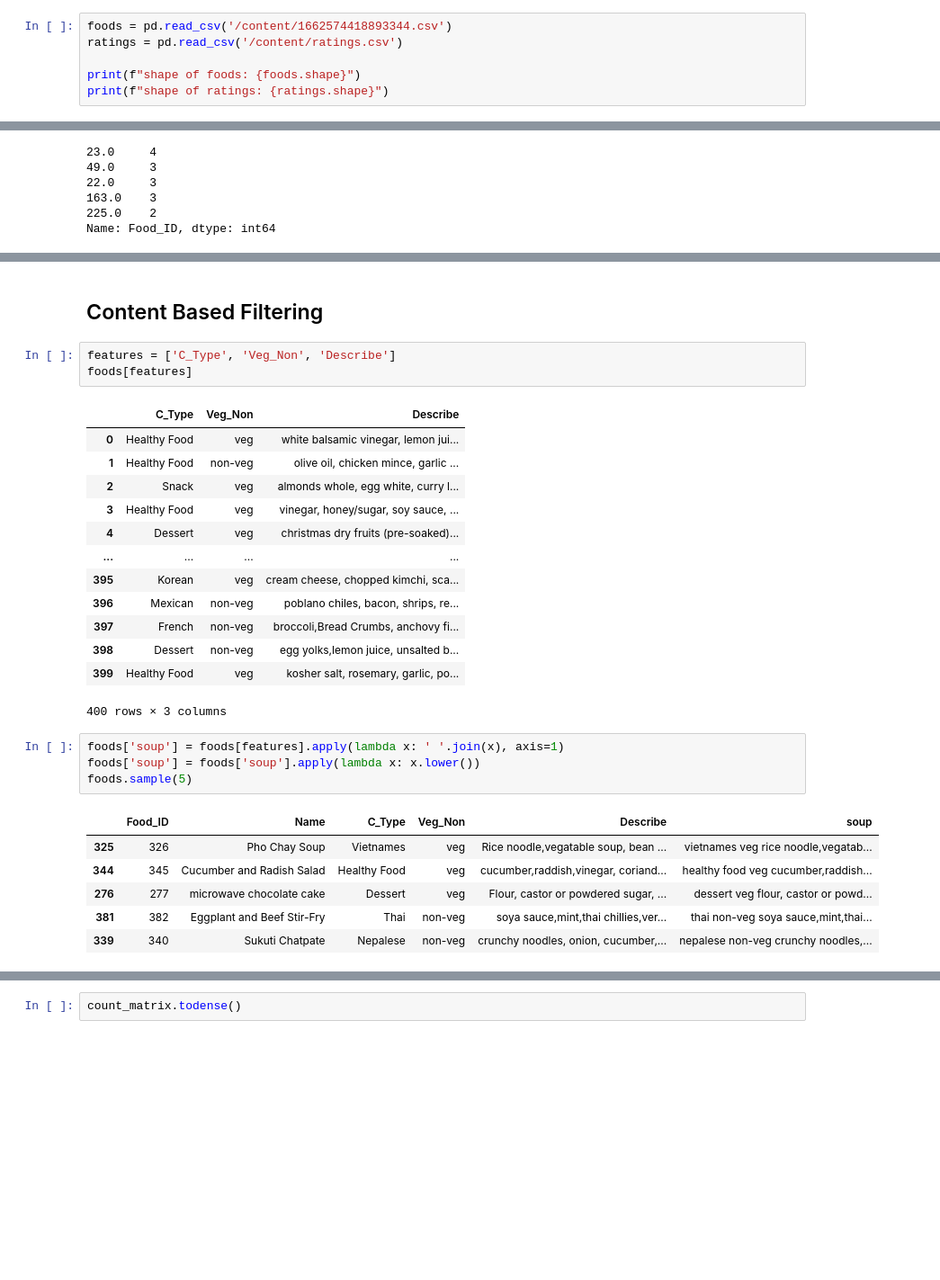
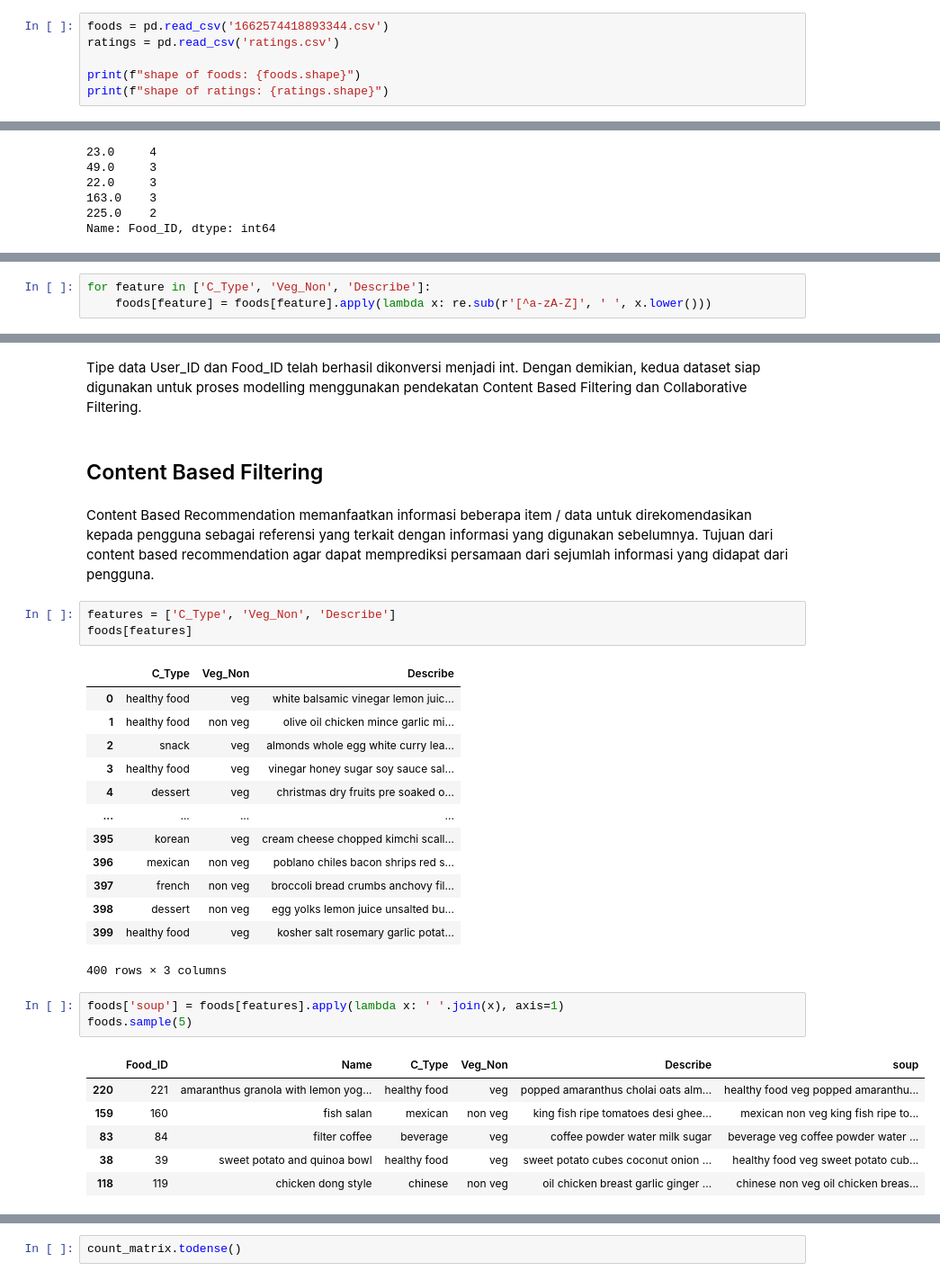
Before and after one commit to mfathul21/food-recommendations, a Jupyter notebook: Proyek_Akhir_Food_Recomendations_System.ipynb, the cells around one changed output, grey strips where cells are left out. Shown at 90% size. Cells and saved outputs as stored; diff of their text form; blank space fills up the shorter version.

```diff
--- a/Proyek_Akhir_Food_Recomendations_System.ipynb
+++ b/Proyek_Akhir_Food_Recomendations_System.ipynb
@@ -85,7 +96,7 @@ from sklearn.feature_extraction.text import TfidfVectorizer, CountVectorizer
 from sklearn.metrics.pairwise import cosine_similarity
 # %%
-foods = pd.read_csv('/content/1662574418893344.csv')
-ratings = pd.read_csv('/content/ratings.csv')
+foods = pd.read_csv('1662574418893344.csv')
+ratings = pd.read_csv('ratings.csv')
 
 print(f"shape of foods: {foods.shape}")
 print(f"shape of ratings: {ratings.shape}")
@@ -254,0 +301,3 @@ Name: Food_ID, dtype: int64
+# %%
+for feature in ['C_Type', 'Veg_Non', 'Describe']:
+    foods[feature] = foods[feature].apply(lambda x: re.sub(r'[^a-zA-Z]', ' ', x.lower()))
@@ -255,30 +369,33 @@ Name: Food_ID, dtype: int64
+# %% [markdown]
+Tipe data User_ID dan Food_ID telah berhasil dikonversi menjadi int. Dengan demikian, kedua dataset siap digunakan untuk proses modelling menggunakan pendekatan Content Based Filtering dan Collaborative Filtering.
 # %% [markdown]
 ## Content Based Filtering
+# %% [markdown]
+Content Based Recommendation memanfaatkan informasi beberapa item / data untuk direkomendasikan kepada pengguna sebagai referensi yang terkait dengan informasi yang digunakan sebelumnya. Tujuan dari content based recommendation agar dapat memprediksi persamaan dari sejumlah informasi yang didapat dari pengguna.
 # %%
 features = ['C_Type', 'Veg_Non', 'Describe']
 foods[features]
 # %% [output]
 |  | C_Type | Veg_Non | Describe |
-| 0 | Healthy Food | veg | white balsamic vinegar, lemon jui... |
-| 1 | Healthy Food | non-veg | olive oil, chicken mince, garlic ... |
-| 2 | Snack | veg | almonds whole, egg white, curry l... |
-| 3 | Healthy Food | veg | vinegar, honey/sugar, soy sauce, ... |
-| 4 | Dessert | veg | christmas dry fruits (pre-soaked)... |
+| 0 | healthy food | veg | white balsamic vinegar lemon juic... |
+| 1 | healthy food | non veg | olive oil chicken mince garlic mi... |
+| 2 | snack | veg | almonds whole egg white curry lea... |
+| 3 | healthy food | veg | vinegar honey sugar soy sauce sal... |
+| 4 | dessert | veg | christmas dry fruits pre soaked o... |
 | ... | ... | ... | ... |
-| 395 | Korean | veg | cream cheese, chopped kimchi, sca... |
-| 396 | Mexican | non-veg | poblano chiles, bacon, shrips, re... |
-| 397 | French | non-veg | broccoli,Bread Crumbs, anchovy fi... |
-| 398 | Dessert | non-veg | egg yolks,lemon juice, unsalted b... |
-| 399 | Healthy Food | veg | kosher salt, rosemary, garlic, po... |
+| 395 | korean | veg | cream cheese chopped kimchi scall... |
+| 396 | mexican | non veg | poblano chiles bacon shrips red s... |
+| 397 | french | non veg | broccoli bread crumbs anchovy fil... |
+| 398 | dessert | non veg | egg yolks lemon juice unsalted bu... |
+| 399 | healthy food | veg | kosher salt rosemary garlic potat... |
 400 rows × 3 columns
 # %%
 foods['soup'] = foods[features].apply(lambda x: ' '.join(x), axis=1)
-foods['soup'] = foods['soup'].apply(lambda x: x.lower())
 foods.sample(5)
 # %% [output]
 |  | Food_ID | Name | C_Type | Veg_Non | Describe | soup |
-| 325 | 326 | Pho Chay Soup | Vietnames | veg | Rice noodle,vegatable soup, bean ... | vietnames veg rice noodle,vegatab... |
-| 344 | 345 | Cucumber and Radish Salad | Healthy Food | veg | cucumber,raddish,vinegar, coriand... | healthy food veg cucumber,raddish... |
-| 276 | 277 | microwave chocolate cake | Dessert | veg | Flour, castor or powdered sugar, ... | dessert veg flour, castor or powd... |
-| 381 | 382 | Eggplant and Beef Stir-Fry | Thai | non-veg | soya sauce,mint,thai chillies,ver... | thai non-veg soya sauce,mint,thai... |
-| 339 | 340 | Sukuti Chatpate | Nepalese | non-veg | crunchy noodles, onion, cucumber,... | nepalese non-veg crunchy noodles,... |
+| 220 | 221 | amaranthus granola with lemon yog... | healthy food | veg | popped amaranthus cholai oats alm... | healthy food veg popped amaranthu... |
+| 159 | 160 | fish salan | mexican | non veg | king fish ripe tomatoes desi ghee... | mexican non veg king fish ripe to... |
+| 83 | 84 | filter coffee | beverage | veg | coffee powder water milk sugar | beverage veg coffee powder water ... |
+| 38 | 39 | sweet potato and quinoa bowl | healthy food | veg | sweet potato cubes coconut onion ... | healthy food veg sweet potato cub... |
+| 118 | 119 | chicken dong style | chinese | non veg | oil chicken breast garlic ginger ... | chinese non veg oil chicken breas... |
```
Also changed, not shown: parts of 68 cells of this notebook.
